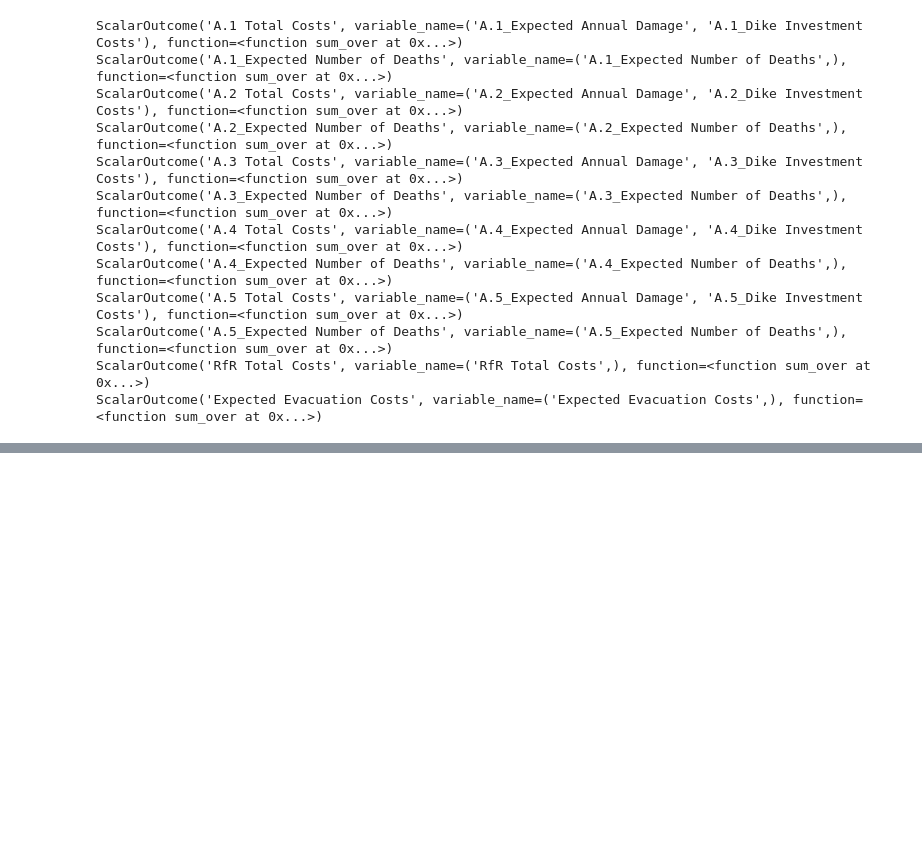
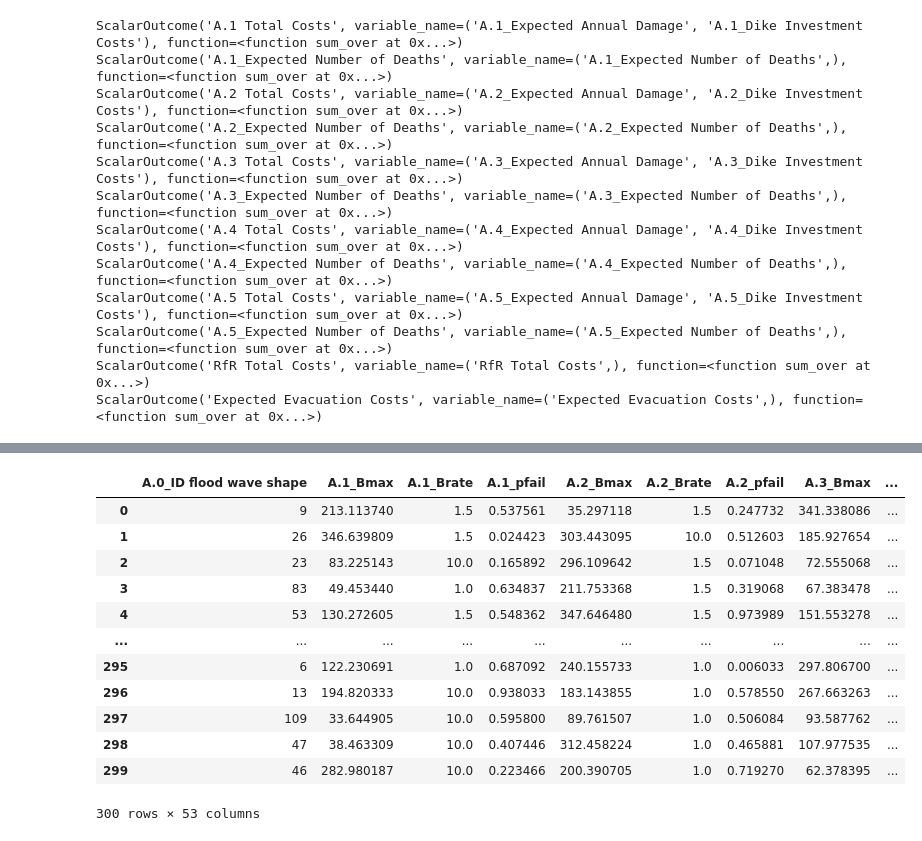
Before and after one commit to BRtudelft/Group1_EPA1361_Model-based_Decision-making, a Jupyter notebook: Problem Formulations.ipynb, the cells around one changed output, grey strips where cells are left out. Saved outputs shown, nothing was run; the diff lists cells and outputs as text; code cells hidden in the pictures; blank space fills up the shorter version.

```diff
--- a/Problem Formulations.ipynb
+++ b/Problem Formulations.ipynb
@@ -209 +209,17 @@ pd.DataFrame(outcomes)
 300 rows × 12 columns
+# %%
+experiments
+# %% [output]
+|  | A.0_ID flood wave shape | A.1_Bmax | A.1_Brate | A.1_pfail | A.2_Bmax | A.2_Brate | A.2_pfail | A.3_Bmax | ... |
+| 0 | 9 | 213.113740 | 1.5 | 0.537561 | 35.297118 | 1.5 | 0.247732 | 341.338086 | ... |
+| 1 | 26 | 346.639809 | 1.5 | 0.024423 | 303.443095 | 10.0 | 0.512603 | 185.927654 | ... |
+| 2 | 23 | 83.225143 | 10.0 | 0.165892 | 296.109642 | 1.5 | 0.071048 | 72.555068 | ... |
+| 3 | 83 | 49.453440 | 1.0 | 0.634837 | 211.753368 | 1.5 | 0.319068 | 67.383478 | ... |
+| 4 | 53 | 130.272605 | 1.5 | 0.548362 | 347.646480 | 1.5 | 0.973989 | 151.553278 | ... |
+| ... | ... | ... | ... | ... | ... | ... | ... | ... | ... |
+| 295 | 6 | 122.230691 | 1.0 | 0.687092 | 240.155733 | 1.0 | 0.006033 | 297.806700 | ... |
+| 296 | 13 | 194.820333 | 10.0 | 0.938033 | 183.143855 | 1.0 | 0.578550 | 267.663263 | ... |
+| 297 | 109 | 33.644905 | 10.0 | 0.595800 | 89.761507 | 1.0 | 0.506084 | 93.587762 | ... |
+| 298 | 47 | 38.463309 | 10.0 | 0.407446 | 312.458224 | 1.0 | 0.465881 | 107.977535 | ... |
+| 299 | 46 | 282.980187 | 10.0 | 0.223466 | 200.390705 | 1.0 | 0.719270 | 62.378395 | ... |
+300 rows × 53 columns
```
Also changed, not shown: parts of 8 cells of this notebook, 1 other file.
